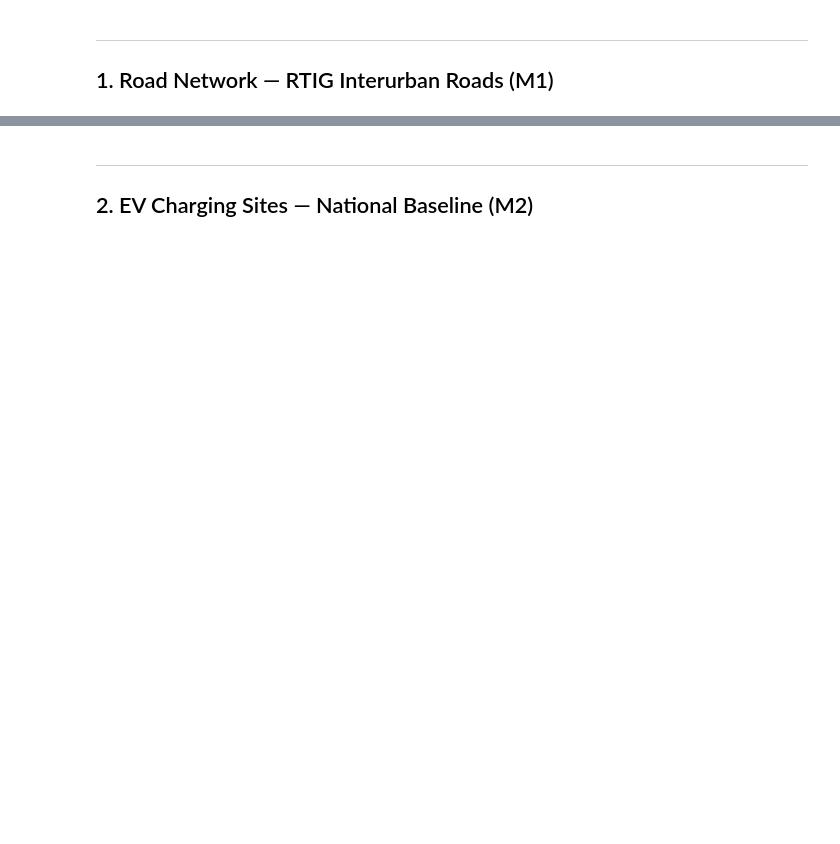
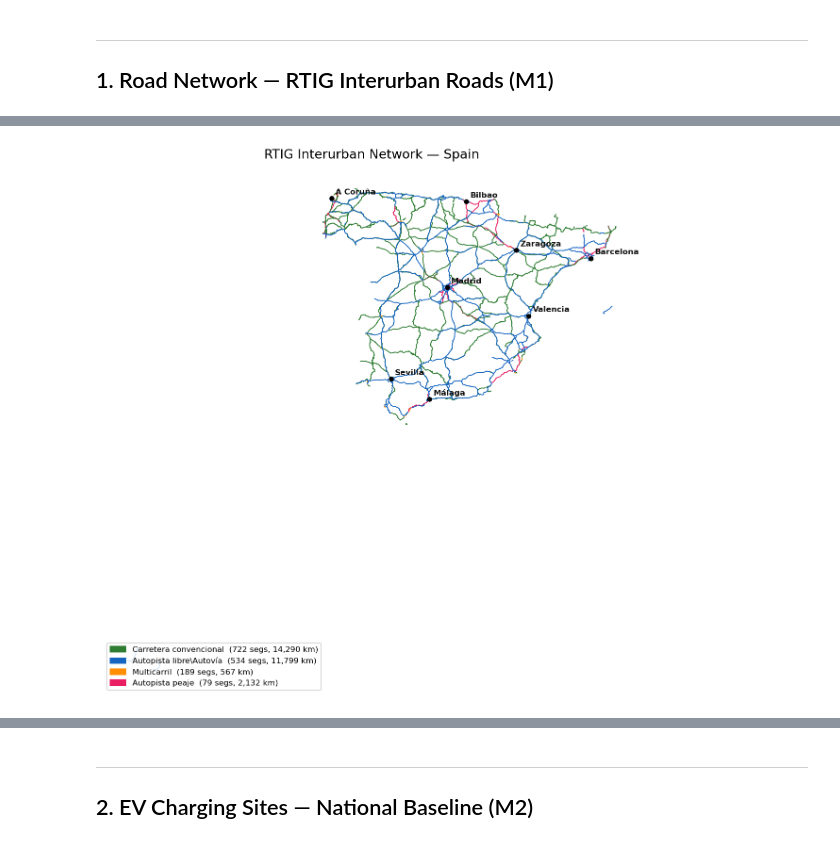
Before and after one commit to Vlad494-cmd/Datathon, a Jupyter notebook: notebooks/EDA_Complete.ipynb, the cells around one changed output, grey strips where cells are left out. Drawn from its saved outputs; the diff is of its cells as text; code cells hidden in the pictures; blank space fills up the shorter version.

```diff
--- a/notebooks/EDA_Complete.ipynb
+++ b/notebooks/EDA_Complete.ipynb
@@ -110,0 +99,43 @@ plt.tight_layout(); plt.show()
+# %%
+# Map of RTIG interurban network colored by road type
+fig, ax = plt.subplots(figsize=(10, 8), dpi=150)
+
+TYPE_COLORS = {
+    'Autopista libre\\Autovía': '#1565C0',
+    'Autopista peaje':          '#E91E63',
+    'Carretera convencional':   '#2E7D32',
+    'Multicarril':              '#FF8F00',
+}
+default_color = '#9E9E9E'
+
+for tipo in roads['Tipo_de_via'].dropna().unique():
+    roads[roads['Tipo_de_via'] == tipo].plot(
+        ax=ax, color=TYPE_COLORS.get(tipo, default_color), linewidth=0.9)
+
+# City labels
+cities = {
+    'Madrid':    (-3.70, 40.42),
+    'Barcelona': (2.15,  41.38),
+    'Valencia':  (-0.38, 39.47),
+    'Sevilla':   (-5.99, 37.39),
+    'Bilbao':    (-2.93, 43.26),
+    'Zaragoza':  (-0.88, 41.65),
+    'Málaga':    (-4.42, 36.72),
+    'A Coruña':  (-8.41, 43.37),
+}
+for city, (lon, lat) in cities.items():
+    ax.plot(lon, lat, 'o', color='black', markersize=4, zorder=5)
+    ax.annotate(city, xy=(lon, lat), xytext=(4, 4),
+                textcoords='offset points', fontsize=8,
+                fontweight='bold', color='#111111')
+
+handles = [mpatches.Patch(color=TYPE_COLORS.get(t, default_color),
+                          label=f'{t}  ({vc[t]} segs, {km[t]:,} km)')
+           for t in vc.index]
+ax.legend(handles=handles, fontsize=8, loc='lower left')
+ax.set_title('RTIG Interurban Network — Spain', fontsize=13)
+ax.axis('off')
+plt.tight_layout()
+plt.show()
+# %% [output]
+[figure, added]
```
Also changed, not shown: parts of 48 cells of this notebook, 1 other file.
